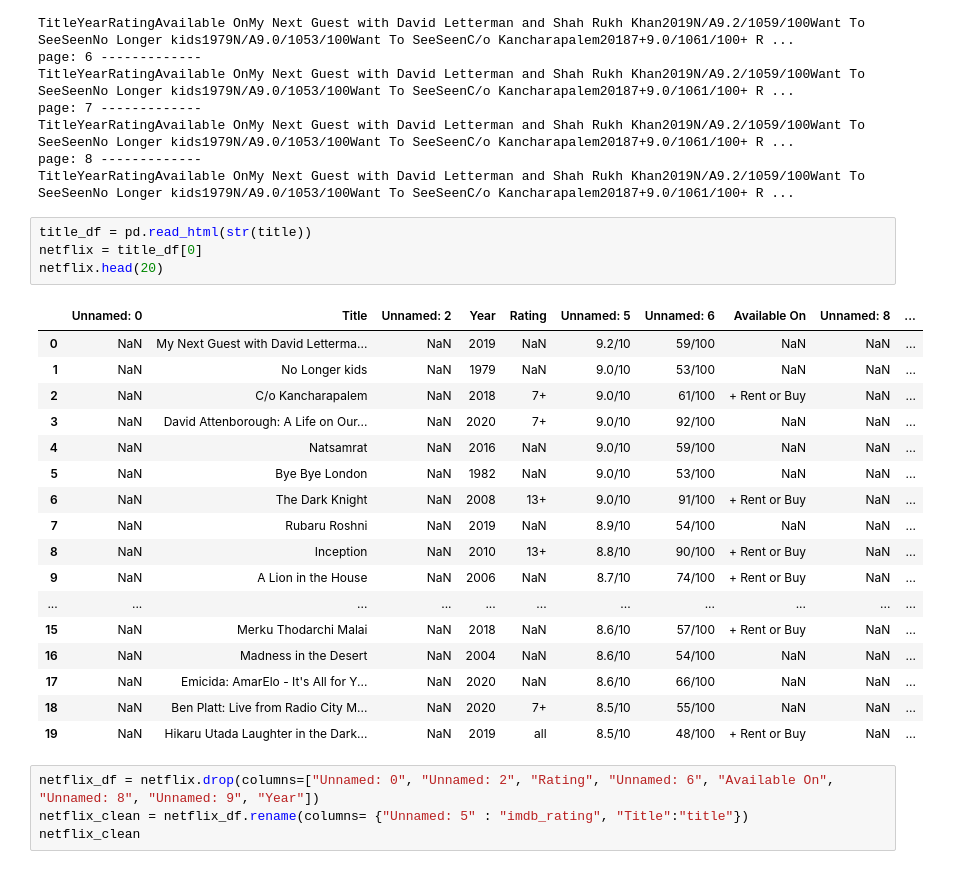
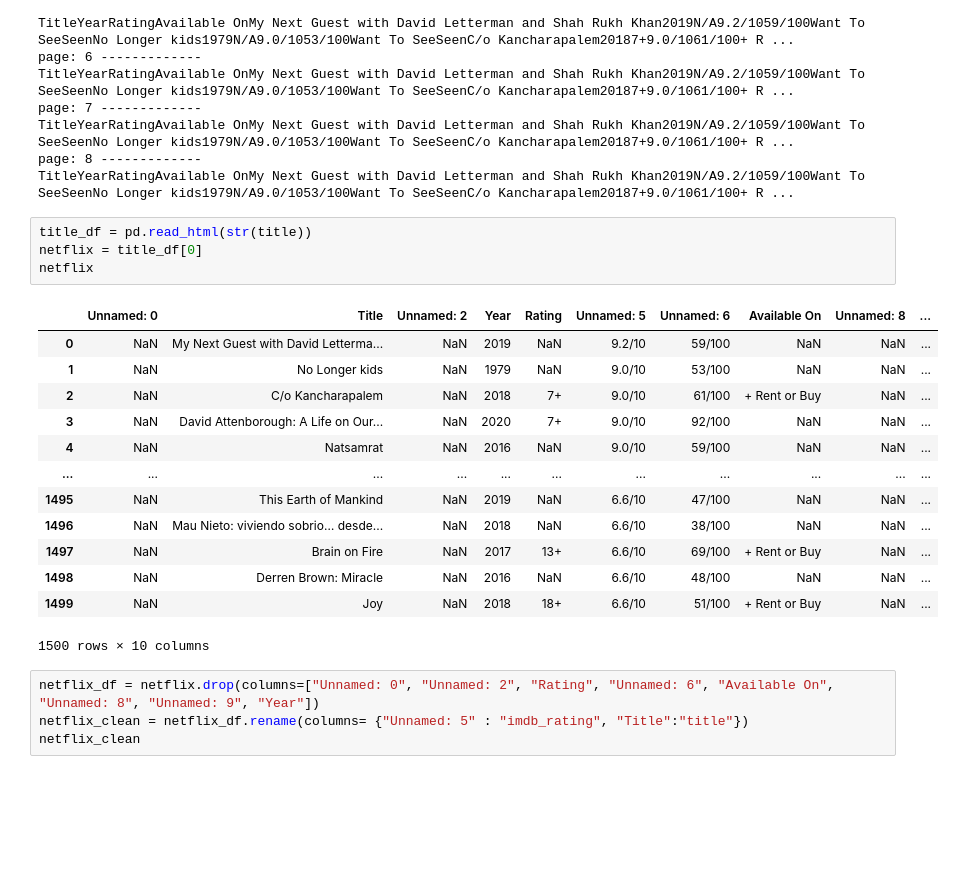
Before and after one commit to sarahmgreen88/ETL-Netflix, a Jupyter notebook: ReelGood Scrape.ipynb, the cells around one changed output. Drawn from its saved outputs; the diff is of its cells as text; blank space fills up the shorter version.

```diff
--- a/ReelGood Scrape.ipynb
+++ b/ReelGood Scrape.ipynb
@@ -81,25 +81,21 @@ TitleYearRatingAvailable OnMy Next Guest with David Letterman and Shah Rukh Khan
 # %%
 title_df = pd.read_html(str(title))
 netflix = title_df[0]
-netflix.head(20)
+netflix
 # %% [output]
 |  | Unnamed: 0 | Title | Unnamed: 2 | Year | Rating | Unnamed: 5 | Unnamed: 6 | Available On | Unnamed: 8 | ... |
 | 0 | NaN | My Next Guest with David Letterma... | NaN | 2019 | NaN | 9.2/10 | 59/100 | NaN | NaN | ... |
 | 1 | NaN | No Longer kids | NaN | 1979 | NaN | 9.0/10 | 53/100 | NaN | NaN | ... |
 | 2 | NaN | C/o Kancharapalem | NaN | 2018 | 7+ | 9.0/10 | 61/100 | + Rent or Buy | NaN | ... |
 | 3 | NaN | David Attenborough: A Life on Our... | NaN | 2020 | 7+ | 9.0/10 | 92/100 | NaN | NaN | ... |
 | 4 | NaN | Natsamrat | NaN | 2016 | NaN | 9.0/10 | 59/100 | NaN | NaN | ... |
-| 5 | NaN | Bye Bye London | NaN | 1982 | NaN | 9.0/10 | 53/100 | NaN | NaN | ... |
-| 6 | NaN | The Dark Knight | NaN | 2008 | 13+ | 9.0/10 | 91/100 | + Rent or Buy | NaN | ... |
-| 7 | NaN | Rubaru Roshni | NaN | 2019 | NaN | 8.9/10 | 54/100 | NaN | NaN | ... |
-| 8 | NaN | Inception | NaN | 2010 | 13+ | 8.8/10 | 90/100 | + Rent or Buy | NaN | ... |
-| 9 | NaN | A Lion in the House | NaN | 2006 | NaN | 8.7/10 | 74/100 | + Rent or Buy | NaN | ... |
 | ... | ... | ... | ... | ... | ... | ... | ... | ... | ... | ... |
-| 15 | NaN | Merku Thodarchi Malai | NaN | 2018 | NaN | 8.6/10 | 57/100 | + Rent or Buy | NaN | ... |
-| 16 | NaN | Madness in the Desert | NaN | 2004 | NaN | 8.6/10 | 54/100 | NaN | NaN | ... |
-| 17 | NaN | Emicida: AmarElo - It's All for Y... | NaN | 2020 | NaN | 8.6/10 | 66/100 | NaN | NaN | ... |
-| 18 | NaN | Ben Platt: Live from Radio City M... | NaN | 2020 | 7+ | 8.5/10 | 55/100 | NaN | NaN | ... |
-| 19 | NaN | Hikaru Utada Laughter in the Dark... | NaN | 2019 | all | 8.5/10 | 48/100 | + Rent or Buy | NaN | ... |
+| 1495 | NaN | This Earth of Mankind | NaN | 2019 | NaN | 6.6/10 | 47/100 | NaN | NaN | ... |
+| 1496 | NaN | Mau Nieto: viviendo sobrio… desde... | NaN | 2018 | NaN | 6.6/10 | 38/100 | NaN | NaN | ... |
+| 1497 | NaN | Brain on Fire | NaN | 2017 | 13+ | 6.6/10 | 69/100 | + Rent or Buy | NaN | ... |
+| 1498 | NaN | Derren Brown: Miracle | NaN | 2016 | NaN | 6.6/10 | 48/100 | NaN | NaN | ... |
+| 1499 | NaN | Joy | NaN | 2018 | 18+ | 6.6/10 | 51/100 | + Rent or Buy | NaN | ... |
+1500 rows × 10 columns
 # %%
 netflix_df = netflix.drop(columns=["Unnamed: 0", "Unnamed: 2", "Rating", "Unnamed: 6", "Available On", "Unnamed: 8", "Unnamed: 9", "Year"])
 netflix_clean = netflix_df.rename(columns= {"Unnamed: 5" : "imdb_rating", "Title":"title"})
```
Also changed, not shown: parts of 1 cell of this notebook, 7 other files.
